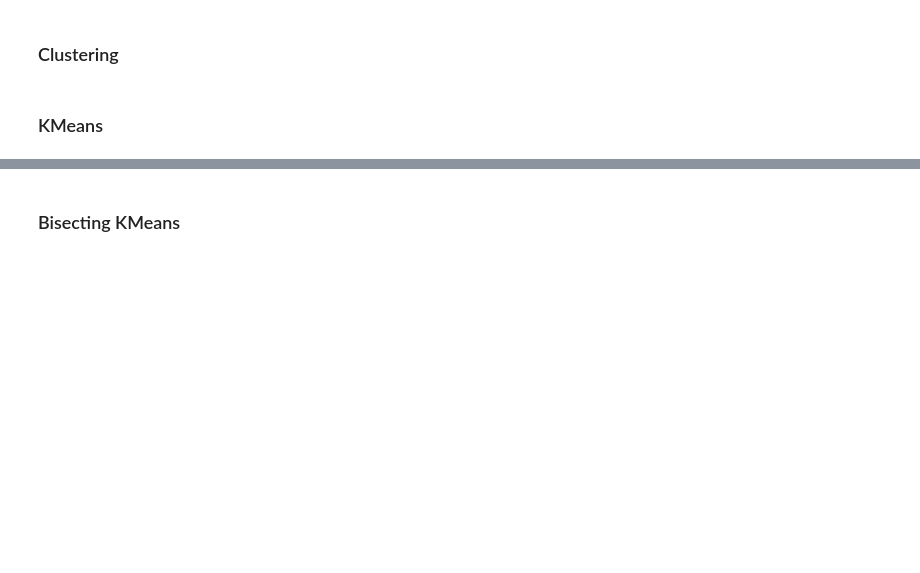
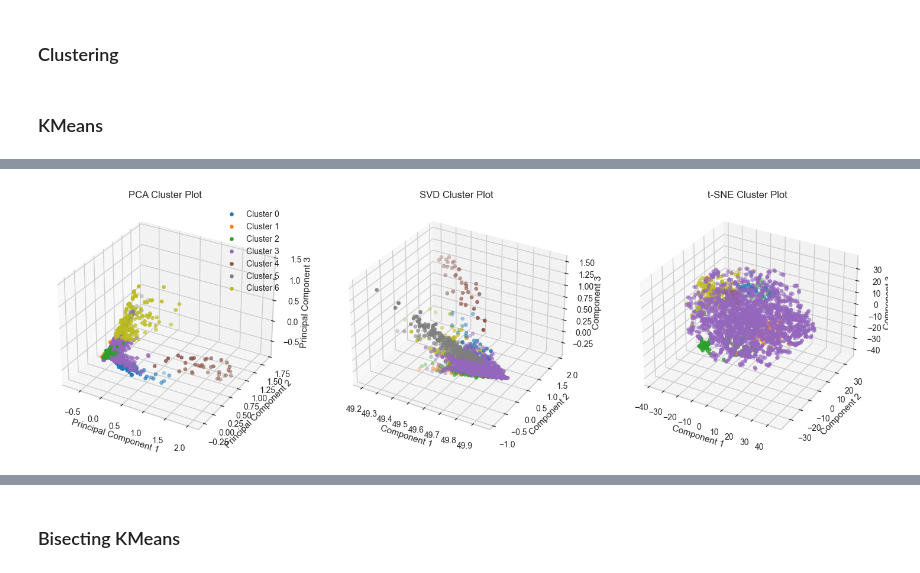
Before and after one commit to MaksimKarnaukh/DataMining, a Jupyter notebook: Assignment3/src/clustering.ipynb, the cells around one changed output, grey strips where cells are left out. Drawn from its saved outputs; the diff is of its cells as text; code cells hidden in the pictures; blank space fills up the shorter version.

```diff
--- a/Assignment3/src/clustering.ipynb
+++ b/Assignment3/src/clustering.ipynb
@@ -317,3 +428,70 @@ plot_clusters_2d(text, clusters)
+# %%
+from mpl_toolkits.mplot3d import Axes3D
+
+def plot_clusters_3d_all(text_data, clusters):
+    # Define the number of clusters
+    n_clusters = len(set(clusters))
+
+    # Define colors for clusters
+    colors = [cm.tab10(i/float(n_clusters)) for i in range(n_clusters)]
+
+    # Apply PCA to reduce the dimensionality to 3
+    pca = PCA(n_components=3, random_state=42)
+    if isinstance(text_data, np.ndarray):
+        reduced_features_pca = pca.fit_transform(text_data)
+    else:
+        reduced_features_pca = pca.fit_transform(text_data.toarray())
+
+    # Apply TruncatedSVD to reduce the dimensionality to 3
+    svd = TruncatedSVD(n_components=3, random_state=42)
+    reduced_features_svd = svd.fit_transform(text_data)
+
+    # Apply t-SNE to reduce the dimensionality to 3
+    tsne = TSNE(n_components=3, init="random", random_state=42)
+    reduced_features_tsne = tsne.fit_transform(text_data)
+
+    # Create subplots
+    fig = plt.figure(figsize=(18, 6))
+
+    # Plot PCA results in 3D
+    ax1 = fig.add_subplot(131, projection='3d')
+    for i in range(n_clusters):
+        ax1.scatter(reduced_features_pca[clusters == i, 0], reduced_features_pca[clusters == i, 1],
+                    reduced_features_pca[clusters == i, 2], color=colors[i], label=f'Cluster {i}')
+    ax1.set_title('PCA Cluster Plot')
+    ax1.set_xlabel('Principal Component 1')
+    ax1.set_ylabel('Principal Component 2')
+    ax1.set_zlabel('Principal Component 3')
+
+    # Plot SVD results in 3D
+    ax2 = fig.add_subplot(132, projection='3d')
+    for i in range(n_clusters):
+        ax2.scatter(reduced_features_svd[clusters == i, 0], reduced_features_svd[clusters == i, 1],
+                    reduced_features_svd[clusters == i, 2], color=colors[i], label=f'Cluster {i}')
+    ax2.set_title('SVD Cluster Plot')
+    ax2.set_xlabel('Component 1')
+    ax2.set_ylabel('Component 2')
+    ax2.set_zlabel('Component 3')
+
+    # Plot t-SNE results in 3D
+    ax3 = fig.add_subplot(133, projection='3d')
+    for i in range(n_clusters):
+        ax3.scatter(reduced_features_tsne[clusters == i, 0], reduced_features_tsne[clusters == i, 1],
+                    reduced_features_tsne[clusters == i, 2], color=colors[i], label=f'Cluster {i}')
+    ax3.set_title('t-SNE Cluster Plot')
+    ax3.set_xlabel('Component 1')
+    ax3.set_ylabel('Component 2')
+    ax3.set_zlabel('Component 3')
+
+    # Add legend to the first subplot
+    ax1.legend()
+
+    plt.show()
+
+# Plotting the clusters
+plot_clusters_3d_all(text, clusters)
+# %% [output]
+[figure, added]
 # %%
 centroids = kmeans.cluster_centers_
 feature_names = tfidf.get_feature_names_out()
```
Also changed, not shown: parts of 23 cells of this notebook, 2 other files.
